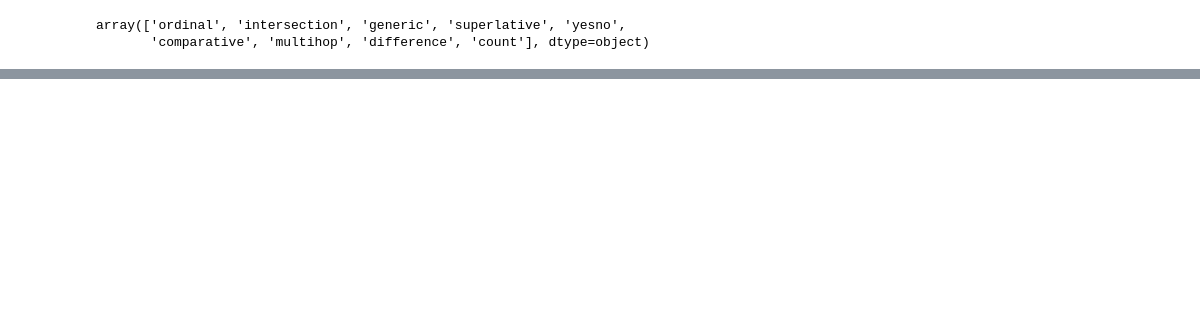
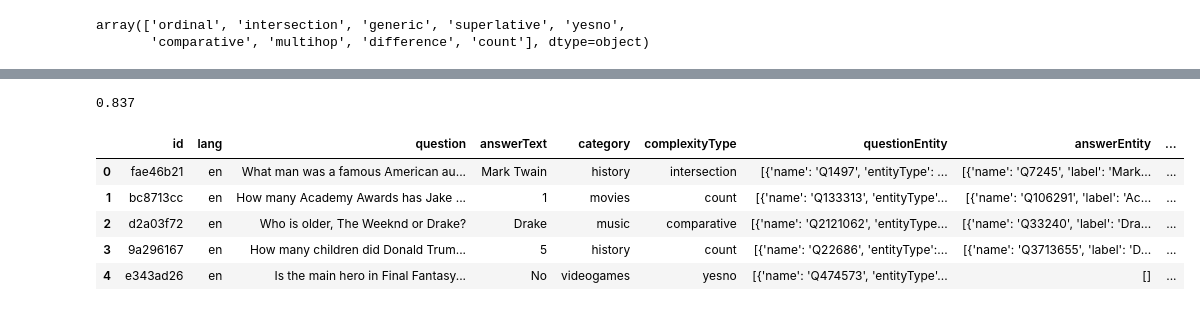
Before and after one commit to s-nlp/kbqa, a Jupyter notebook: experiments/experiments_with_mintaka_seq2seq_and_act/evaluate_seq2seq_on_mintaka.ipynb, the cells around one changed output, grey strips where cells are left out. Drawn from its saved outputs; the diff is of its cells as text; code cells hidden in the pictures; blank space fills up the shorter version.

```diff
--- a/experiments/experiments_with_mintaka_seq2seq_and_act/evaluate_seq2seq_on_mintaka.ipynb
+++ b/experiments/experiments_with_mintaka_seq2seq_and_act/evaluate_seq2seq_on_mintaka.ipynb
@@ -130,19 +123,12 @@ array(['ordinal', 'intersection', 'generic', 'superlative', 'yesno',
 # model_checkpoint = 'google/t5-3b-ssm'
 # model_checkpoint = 'google/t5-large-ssm'
 model_checkpoint = '/mnt/storage/QA_System_Project/seq2seq_runs/mintaka_only_experiments_mintaka_tunned/model_t5_large_ssm_nq/models/checkpoint-7000/'
-device = torch.device('cuda:2')
+device = torch.device('cuda')
 batch_size = 8
 dataset_split = 'test'
 
 model = transformers.AutoModelForSeq2SeqLM.from_pretrained(model_checkpoint).to(device)
 tokenizer = transformers.AutoTokenizer.from_pretrained(model_checkpoint)
-
-seq2seq_pipeline = transformers.pipeline(
-    task='text2text-generation',
-    model=model,
-    tokenizer=tokenizer,
-    device=device,
-)
 # %%
 dataset = dataset.map(
     lambda batch: convert_to_features(
@@ -283,0 +559,16 @@ Proportion of errors with incorrect type (yesno       ) = 0.0
+# %%
+df['type_match'].mean()
+# %% [output]
+0.837
+# %%
+test_df['goldAnswerRetrievedType'] = df['answer'].progress_apply(
+    lambda answer: retrieve_answer_type_from_candidates(answer) if answer is not None else None
+)
+test_df.head()
+# %% [output]
+|  | id | lang | question | answerText | category | complexityType | questionEntity | answerEntity | ... |
+| 0 | fae46b21 | en | What man was a famous American au... | Mark Twain | history | intersection | [{'name': 'Q1497', 'entityType': ... | [{'name': 'Q7245', 'label': 'Mark... | ... |
+| 1 | bc8713cc | en | How many Academy Awards has Jake ... | 1 | movies | count | [{'name': 'Q133313', 'entityType'... | [{'name': 'Q106291', 'label': 'Ac... | ... |
+| 2 | d2a03f72 | en | Who is older, The Weeknd or Drake? | Drake | music | comparative | [{'name': 'Q2121062', 'entityType... | [{'name': 'Q33240', 'label': 'Dra... | ... |
+| 3 | 9a296167 | en | How many children did Donald Trum... | 5 | history | count | [{'name': 'Q22686', 'entityType':... | [{'name': 'Q3713655', 'label': 'D... | ... |
+| 4 | e343ad26 | en | Is the main hero in Final Fantasy... | No | videogames | yesno | [{'name': 'Q474573', 'entityType'... | [] | ... |
```
Also changed, not shown: parts of 55 cells of this notebook, 3 other files.
